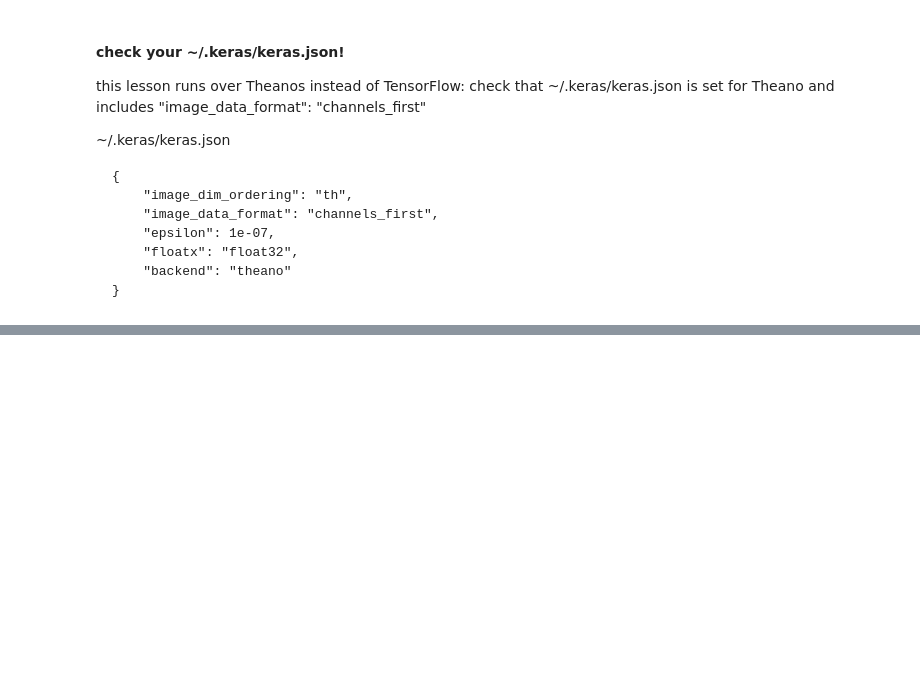
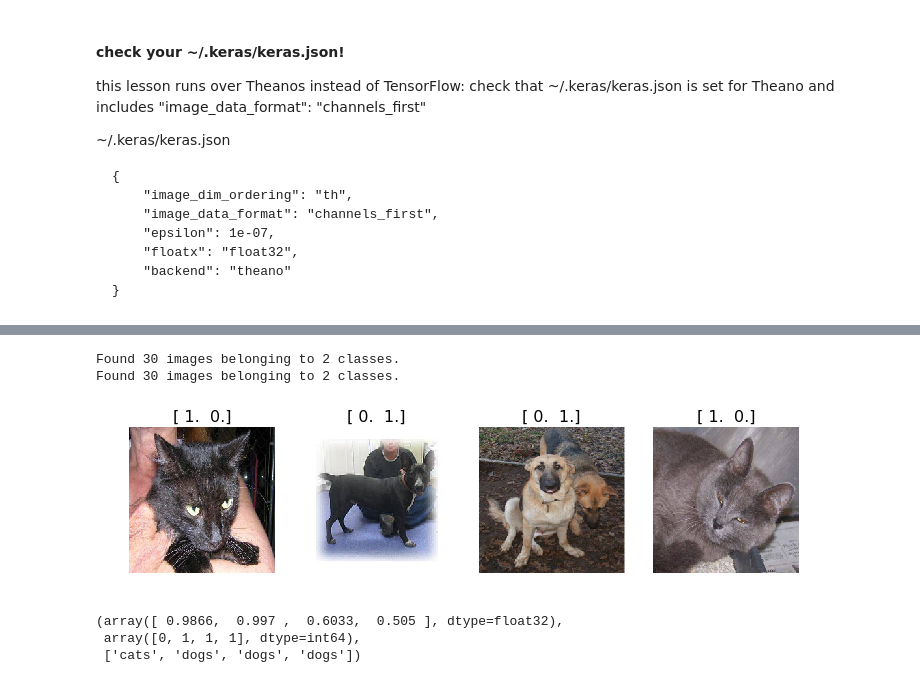
Before and after one commit to LeMans-SchoolofAI/Fast.ai-17, a Jupyter notebook: Fast.ai Lesson 1.ipynb, the cells around one changed output, grey strips where cells are left out. Cells and saved outputs as stored; diff of their text form; code cells hidden in the pictures; blank space fills up the shorter version.

```diff
--- a/Fast.ai Lesson 1.ipynb
+++ b/Fast.ai Lesson 1.ipynb
@@ -76,0 +79,5 @@ KeyboardInterrupt:
+# %%
+#specialize model
+batch_size = 64
+batches = vgg.get_batches(path+'train', batch_size=batch_size)
+val_batches = vgg.get_batches(path+'valid', batch_size=batch_size)
@@ -76,0 +96,17 @@ KeyboardInterrupt:
+# %%
+#show results
+batch_size = 4
+batches = vgg.get_batches(path+'train', batch_size=batch_size)
+val_batches = vgg.get_batches(path+'valid', batch_size=batch_size*2)
+imgs,labels = next(batches)
+plots(imgs, titles=labels)
+# %% [output]
+Found 30 images belonging to 2 classes.
+Found 30 images belonging to 2 classes.
+[figure, added]
+# %%
+vgg.predict(imgs, True)
+# %% [output]
+(array([ 0.9866,  0.997 ,  0.6033,  0.505 ], dtype=float32),
+ array([0, 1, 1, 1], dtype=int64),
+ ['cats', 'dogs', 'dogs', 'dogs'])
```
Also changed, not shown: parts of 15 cells of this notebook.
